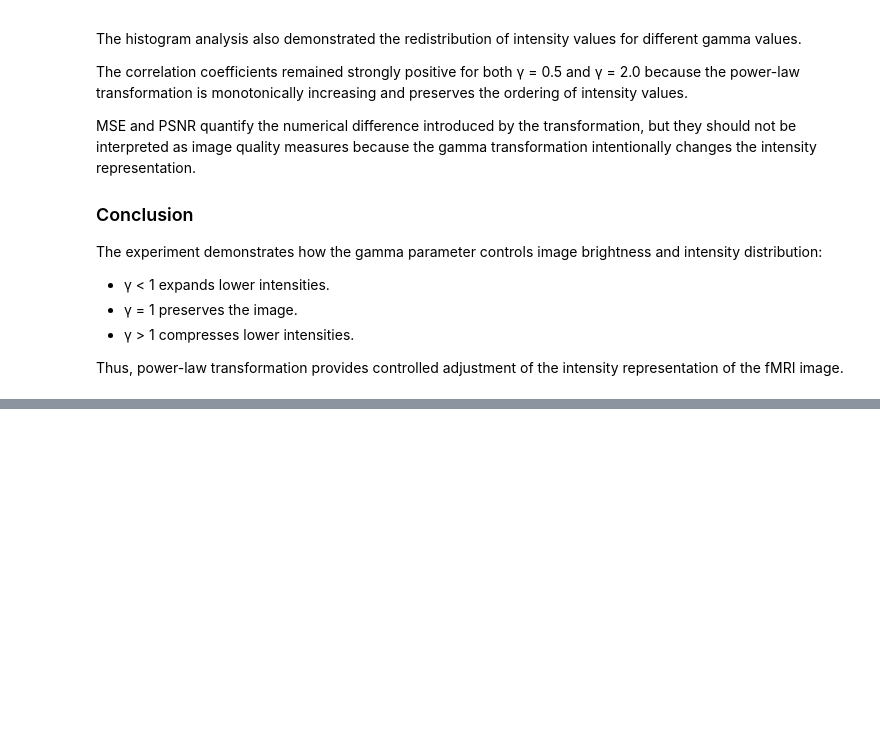
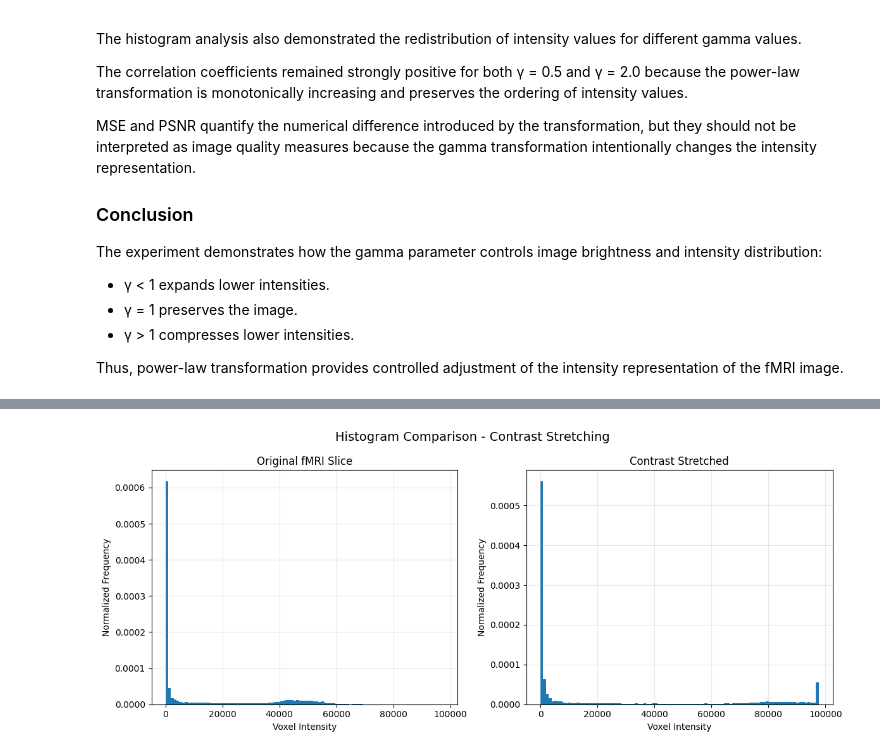
Before and after one commit to SharveshC/DIP_Capstone, a Jupyter notebook: notebook/samp.ipynb, the cells around one changed output, grey strips where cells are left out. Saved outputs shown, nothing was run; the diff lists cells and outputs as text; code cells hidden in the pictures; blank space fills up the shorter version.

```diff
--- a/notebook/samp.ipynb
+++ b/notebook/samp.ipynb
@@ -1900,0 +2167,48 @@ of the intensity representation of the fMRI image.
+# %%
+# ============================================================
+# CONTRAST STRETCHING
+# Step 5: Histogram Comparison
+# ============================================================
+
+plt.figure(figsize=(12, 5))
+
+# Original histogram
+plt.subplot(1, 2, 1)
+
+plt.hist(
+    original_slice.flatten(),
+    bins=100,
+    range=(0, original_slice.max()),
+    density=True
+)
+
+plt.xlabel("Voxel Intensity")
+plt.ylabel("Normalized Frequency")
+plt.title("Original fMRI Slice")
+plt.grid(alpha=0.3)
+
+
+# Contrast-stretched histogram
+plt.subplot(1, 2, 2)
+
+plt.hist(
+    contrast_stretched.flatten(),
+    bins=100,
+    range=(0, contrast_stretched.max()),
+    density=True
+)
+
+plt.xlabel("Voxel Intensity")
+plt.ylabel("Normalized Frequency")
+plt.title("Contrast Stretched")
+plt.grid(alpha=0.3)
+
+plt.suptitle(
+    "Histogram Comparison - Contrast Stretching",
+    fontsize=14
+)
+
+plt.tight_layout()
+plt.show()
+# %% [output]
+[figure, added]
```
Also changed, not shown: parts of 12 cells of this notebook.
